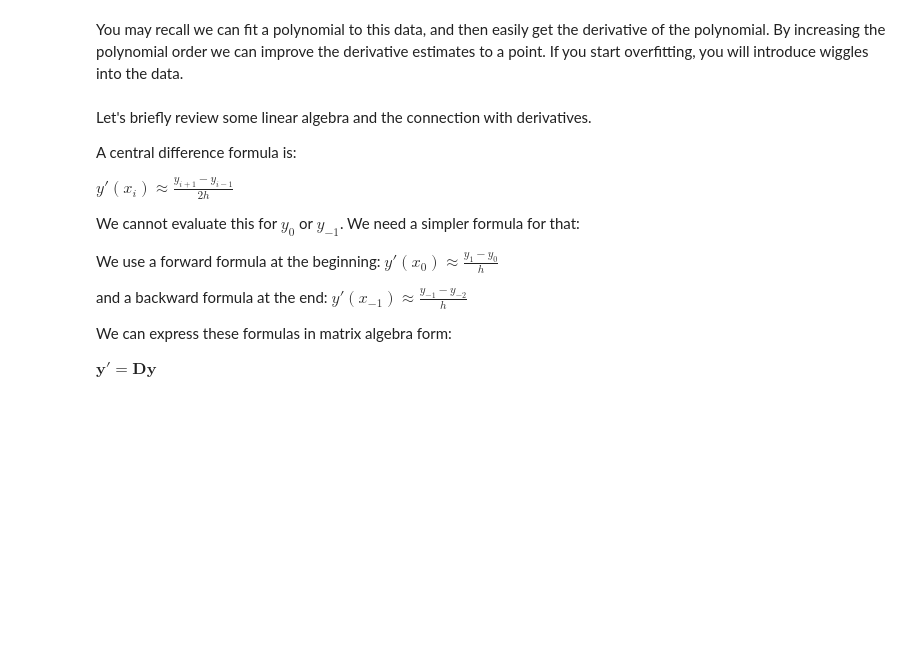
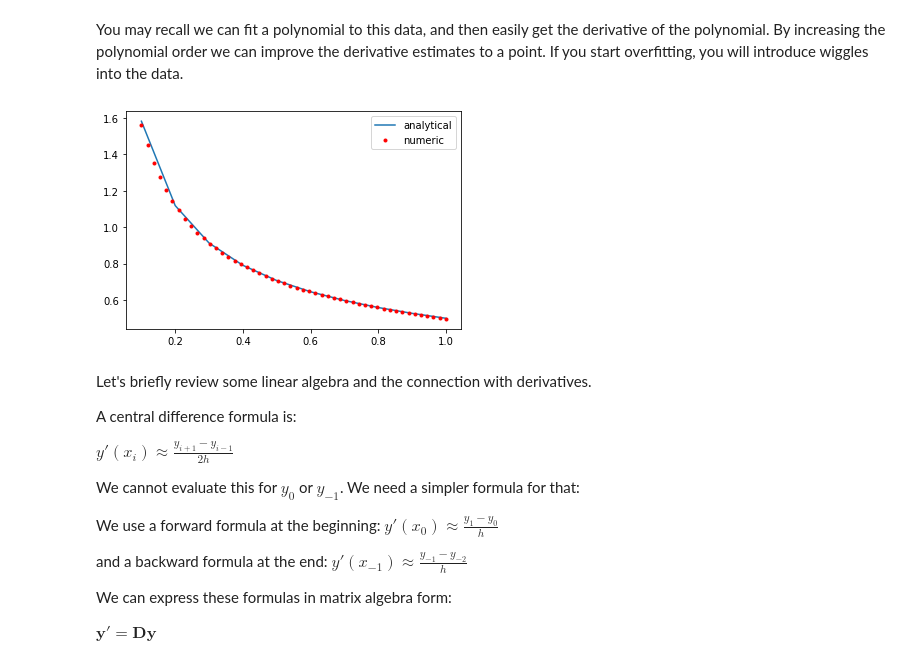
Before and after one commit to Steel-Bank-codespaces/f22-06623, a Jupyter notebook: lectures/19-introduction-to-autograd/19-introduction-to-jax.ipynb, the cells around one changed output. Drawn from its saved outputs; the diff is of its cells as text; code cells hidden in the pictures; blank space fills up the shorter version.

```diff
--- a/lectures/19-introduction-to-autograd/19-introduction-to-jax.ipynb
+++ b/lectures/19-introduction-to-autograd/19-introduction-to-jax.ipynb
@@ -78,10 +98,14 @@ the derivative of the polynomial. By increasing the polynomial order we
 can improve the derivative estimates to a point. If you start
 overfitting, you will introduce wiggles into the data.
 # %%
-p = np.polyfit(x, y, 9)
+p = np.polyfit(x, y, 8)
 dp = np.polyder(p)
-plt.plot(x, 0.5 * x**-0.5, x, np.polyval(dp, x), "r.")
+
+xfit = np.linspace(0.1, 1.0)
+plt.plot(x, 0.5 * x**-0.5, xfit, np.polyval(dp, xfit), "r.")
 plt.legend(["analytical", "numeric"]);
+# %% [output]
+[figure, added]
 # %% [markdown]
 Let's briefly review some linear algebra and the connection with
 derivatives.
```
Also changed, not shown: parts of 46 cells of this notebook.
